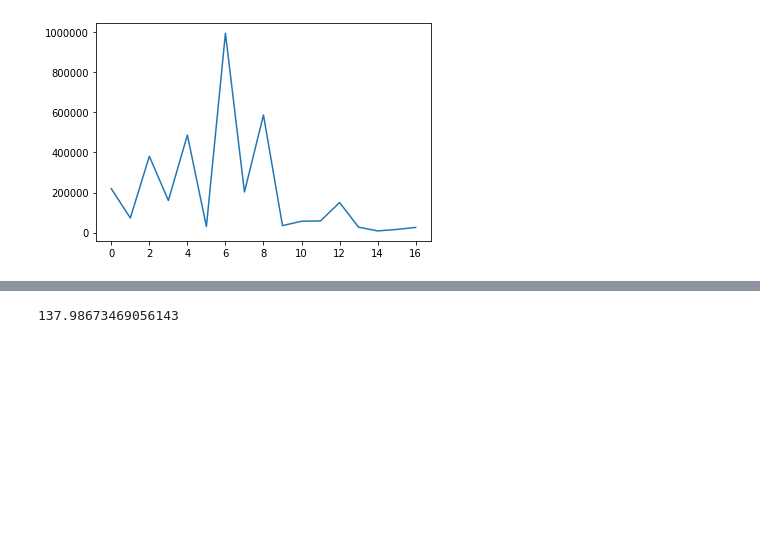
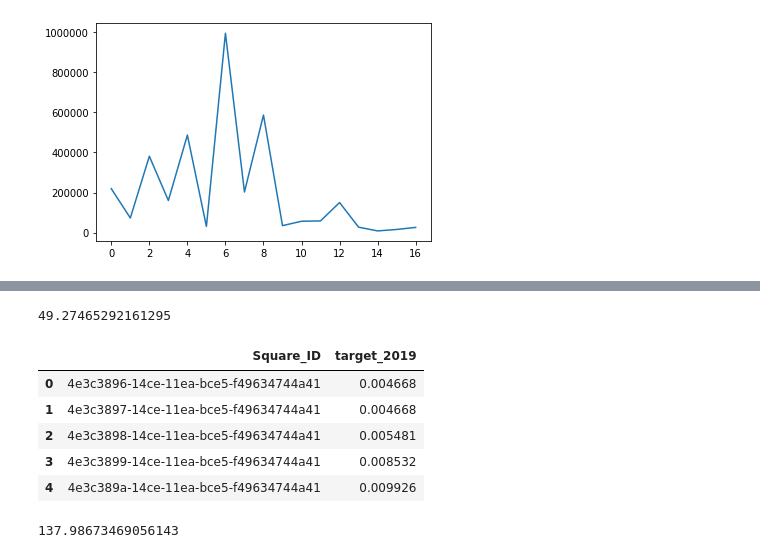
Before and after one commit to CyrineDhaou/Zindi, a Jupyter notebook: Model.ipynb, the cells around one changed output, grey strips where cells are left out. Drawn from its saved outputs; the diff is of its cells as text; code cells hidden in the pictures; blank space fills up the shorter version.

```diff
--- a/Model.ipynb
+++ b/Model.ipynb
@@ -273 +316,19 @@ X_train, X_valid, y_train, y_valid = train_test_split(X, y, train_size=0.9, test
+# %%
+#Try with random forest
+Random_Forest_model = RandomForestRegressor(n_estimators=100, random_state=0)
+Random_Forest_model.fit(X_train, y_train)
+ypred = abs(Random_Forest_model.predict(X_valid))
+print(sum(abs(ypred - y_valid)))
+pred = abs(Random_Forest_model.predict(X_test))
+rf_result = pd.DataFrame({'Square_ID': data.Square_ID, 'target_2019':pred })
+rf_result.to_csv('output.csv', index=False)
+rf_result.head()
+# %% [output]
+49.27465292161295
+|  | Square_ID | target_2019 |
+| 0 | 4e3c3896-14ce-11ea-bce5-f49634744a41 | 0.004668 |
+| 1 | 4e3c3897-14ce-11ea-bce5-f49634744a41 | 0.004668 |
+| 2 | 4e3c3898-14ce-11ea-bce5-f49634744a41 | 0.005481 |
+| 3 | 4e3c3899-14ce-11ea-bce5-f49634744a41 | 0.008532 |
+| 4 | 4e3c389a-14ce-11ea-bce5-f49634744a41 | 0.009926 |
 # %%
```
Also changed, not shown: parts of 14 cells of this notebook.
